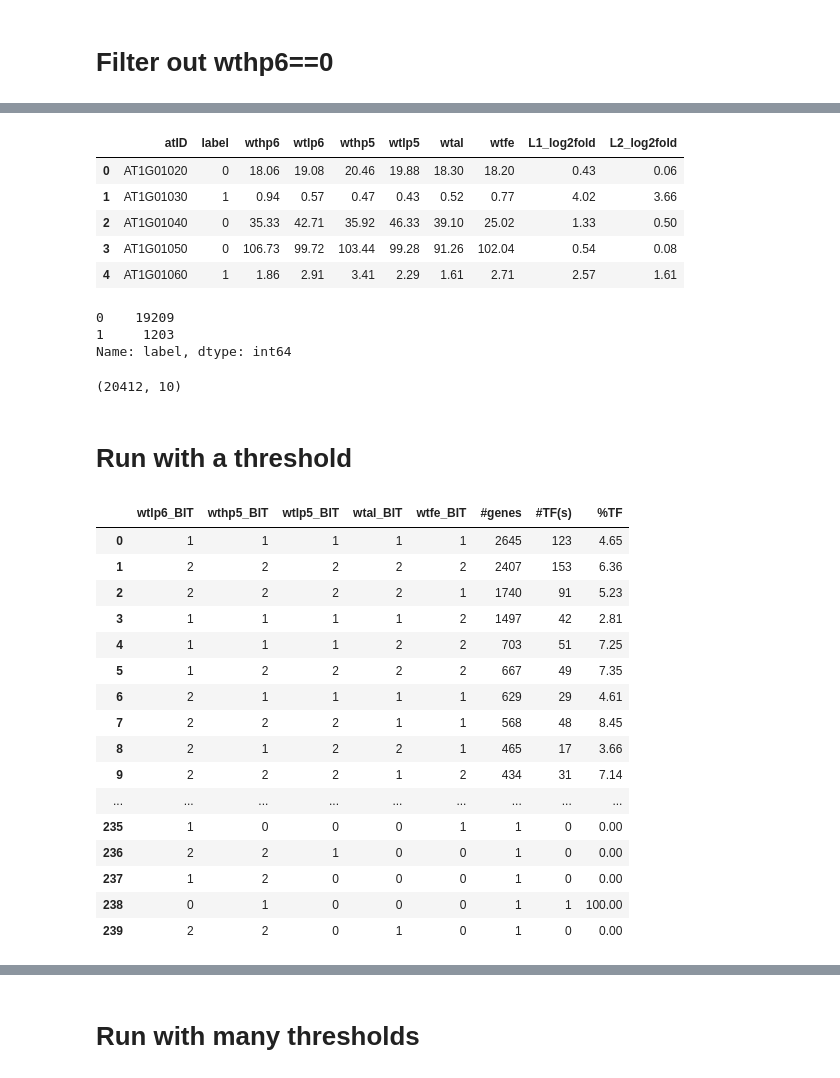
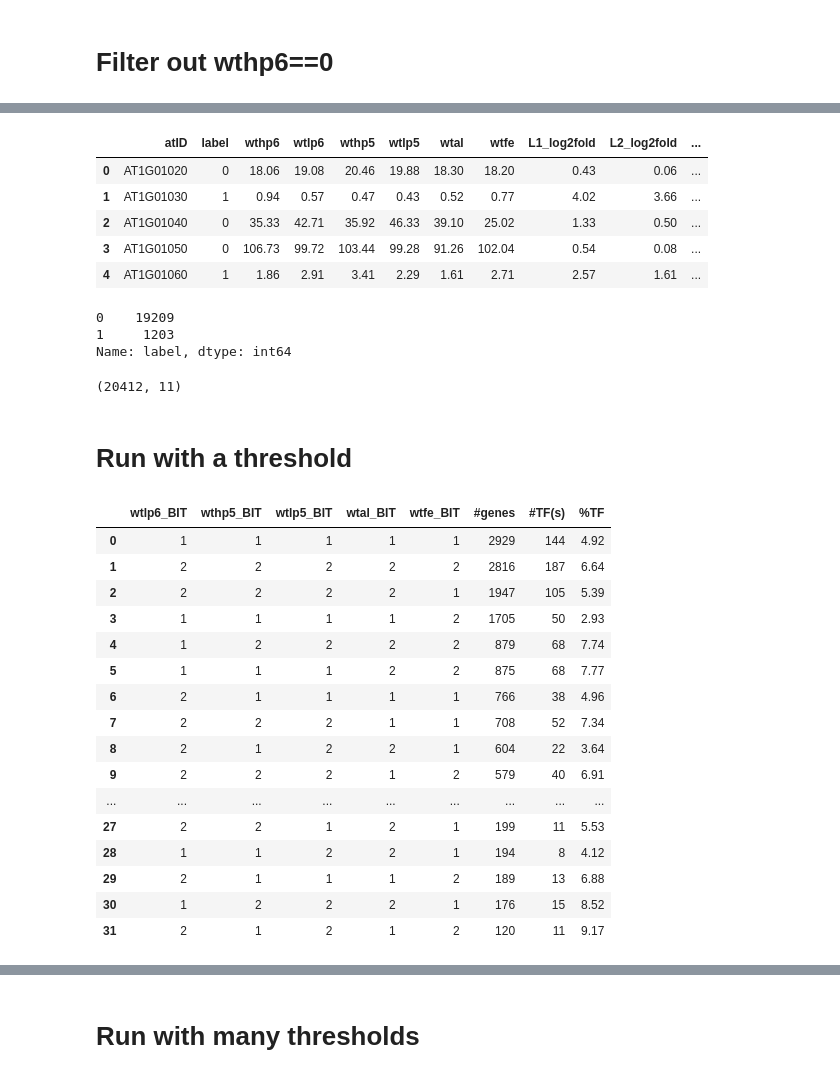
Before and after one commit to chaupmcs/plant_project, a Jupyter notebook: plant_model-UP_DOWN_NOCHANGE-Log2Fold.ipynb, the cells around one changed output, grey strips where cells are left out. Saved outputs shown, nothing was run; the diff lists cells and outputs as text; code cells hidden in the pictures.

Commit message:
add model updown-log2Fold- modify conver_to_upDownNoChange

```diff
--- a/plant_model-UP_DOWN_NOCHANGE-Log2Fold.ipynb
+++ b/plant_model-UP_DOWN_NOCHANGE-Log2Fold.ipynb
@@ -67,6 +67,14 @@ user_name = "chaupham"
 current working folder:  /Users/chau/minhchau/jupyter_projects/plant_project
 # %% [markdown]
 # Helper funcs
+# %%
+def convert_to_up_down_noChange_2(x, thres, c, base_col):
+    if x[c] / x[base_col] > thres:  ##UP
+        return "2"
+    elif x[c] / x[base_col] < 1/thres:
+        return  "1" ## DOWN
+    else:
+        return "0" # NO_CHANGE
 # %%
 def convert_to_up_down_noChange(x, thres, c, base_col):
     if x[c] - x[base_col] > thres:  ##UP
@@ -146,6 +154,10 @@ def get_L1_Log2Fold(x):
 
 def get_L2_Log2Fold(x):
     return np.sum(np.square( np.log2([x[c] / x[base_col] for c in wt_conditioned_cols])) )
+
+
+def get_L2_noLog2(x):
+    return np.sum(np.square( ([x[c] / x[base_col] for c in wt_conditioned_cols])) )
 # %% [markdown]
 # Filter out wthp6==0
 # %%
@@ -160,15 +172,16 @@ There is 0 obs having wthp6==0, in which 0 are class_1
 # %%
 data_df["L1_log2fold"] = data_df.apply(get_L1_Log2Fold, 1)
 data_df["L2_log2fold"] = data_df.apply(get_L2_Log2Fold, 1)
+data_df["L2_noLog2"] = data_df.apply(get_L2_noLog2, 1)
 
 data_df.head()
 # %% [output]
-|  | atID | label | wthp6 | wtlp6 | wthp5 | wtlp5 | wtal | wtfe | L1_log2fold | L2_log2fold |
-| 0 | AT1G01020 | 0 | 18.06 | 19.08 | 20.46 | 19.88 | 18.30 | 18.20 | 0.43 | 0.06 |
-| 1 | AT1G01030 | 1 | 0.94 | 0.57 | 0.47 | 0.43 | 0.52 | 0.77 | 4.02 | 3.66 |
-| 2 | AT1G01040 | 0 | 35.33 | 42.71 | 35.92 | 46.33 | 39.10 | 25.02 | 1.33 | 0.50 |
-| 3 | AT1G01050 | 0 | 106.73 | 99.72 | 103.44 | 99.28 | 91.26 | 102.04 | 0.54 | 0.08 |
-| 4 | AT1G01060 | 1 | 1.86 | 2.91 | 3.41 | 2.29 | 1.61 | 2.71 | 2.57 | 1.61 |
+|  | atID | label | wthp6 | wtlp6 | wthp5 | wtlp5 | wtal | wtfe | L1_log2fold | L2_log2fold | ... |
+| 0 | AT1G01020 | 0 | 18.06 | 19.08 | 20.46 | 19.88 | 18.30 | 18.20 | 0.43 | 0.06 | ... |
+| 1 | AT1G01030 | 1 | 0.94 | 0.57 | 0.47 | 0.43 | 0.52 | 0.77 | 4.02 | 3.66 | ... |
+| 2 | AT1G01040 | 0 | 35.33 | 42.71 | 35.92 | 46.33 | 39.10 | 25.02 | 1.33 | 0.50 | ... |
+| 3 | AT1G01050 | 0 | 106.73 | 99.72 | 103.44 | 99.28 | 91.26 | 102.04 | 0.54 | 0.08 | ... |
+| 4 | AT1G01060 | 1 | 1.86 | 2.91 | 3.41 | 2.29 | 1.61 | 2.71 | 2.57 | 1.61 | ... |
 # %%
 data_df.label.value_counts()
 # %% [output]
@@ -178,38 +191,38 @@ Name: label, dtype: int64
 # %%
 data_df.shape
 # %% [output]
-(20412, 10)
+(20412, 11)
 # %% [markdown]
 # Run with a threshold
 # %%
-thres = 0.1
+thres = 1
 
 for c in wt_conditioned_cols:
-    data_df[c+"_BIT"] = data_df.apply(lambda x: convert_to_up_down_noChange(x, thres, c, base_col), 1)
+    data_df[c+"_BIT"] = data_df.apply(lambda x: convert_to_up_down_noChange_2(x, thres, c, base_col), 1)
 
 data_df["group_id"] = data_df[wt_BIT_cols].apply(lambda x: "".join(x[c] for c in wt_BIT_cols),1)
 
 stats_data_df = data_df[wt_BIT_cols + ["atID", "label"]].groupby(wt_BIT_cols).agg({"atID": np.size, "label": np.sum}).reset_index().sort_values("atID", ascending= False).reset_index(drop=True).rename(columns = {"atID": "#genes", "label":"#TF(s)"})
 stats_data_df["%TF"] = np.round(stats_data_df["#TF(s)"] * 100/stats_data_df["#genes"],2)
 stats_data_df
 # %% [output]
 |  | wtlp6_BIT | wthp5_BIT | wtlp5_BIT | wtal_BIT | wtfe_BIT | #genes | #TF(s) | %TF |
-| 0 | 1 | 1 | 1 | 1 | 1 | 2645 | 123 | 4.65 |
-| 1 | 2 | 2 | 2 | 2 | 2 | 2407 | 153 | 6.36 |
-| 2 | 2 | 2 | 2 | 2 | 1 | 1740 | 91 | 5.23 |
-| 3 | 1 | 1 | 1 | 1 | 2 | 1497 | 42 | 2.81 |
-| 4 | 1 | 1 | 1 | 2 | 2 | 703 | 51 | 7.25 |
-| 5 | 1 | 2 | 2 | 2 | 2 | 667 | 49 | 7.35 |
-| 6 | 2 | 1 | 1 | 1 | 1 | 629 | 29 | 4.61 |
-| 7 | 2 | 2 | 2 | 1 | 1 | 568 | 48 | 8.45 |
-| 8 | 2 | 1 | 2 | 2 | 1 | 465 | 17 | 3.66 |
-| 9 | 2 | 2 | 2 | 1 | 2 | 434 | 31 | 7.14 |
+| 0 | 1 | 1 | 1 | 1 | 1 | 2929 | 144 | 4.92 |
+| 1 | 2 | 2 | 2 | 2 | 2 | 2816 | 187 | 6.64 |
+| 2 | 2 | 2 | 2 | 2 | 1 | 1947 | 105 | 5.39 |
+| 3 | 1 | 1 | 1 | 1 | 2 | 1705 | 50 | 2.93 |
+| 4 | 1 | 2 | 2 | 2 | 2 | 879 | 68 | 7.74 |
+| 5 | 1 | 1 | 1 | 2 | 2 | 875 | 68 | 7.77 |
+| 6 | 2 | 1 | 1 | 1 | 1 | 766 | 38 | 4.96 |
+| 7 | 2 | 2 | 2 | 1 | 1 | 708 | 52 | 7.34 |
+| 8 | 2 | 1 | 2 | 2 | 1 | 604 | 22 | 3.64 |
+| 9 | 2 | 2 | 2 | 1 | 2 | 579 | 40 | 6.91 |
 | ... | ... | ... | ... | ... | ... | ... | ... | ... |
-| 235 | 1 | 0 | 0 | 0 | 1 | 1 | 0 | 0.00 |
-| 236 | 2 | 2 | 1 | 0 | 0 | 1 | 0 | 0.00 |
-| 237 | 1 | 2 | 0 | 0 | 0 | 1 | 0 | 0.00 |
-| 238 | 0 | 1 | 0 | 0 | 0 | 1 | 1 | 100.00 |
-| 239 | 2 | 2 | 0 | 1 | 0 | 1 | 0 | 0.00 |
+| 27 | 2 | 2 | 1 | 2 | 1 | 199 | 11 | 5.53 |
+| 28 | 1 | 1 | 2 | 2 | 1 | 194 | 8 | 4.12 |
+| 29 | 2 | 1 | 1 | 1 | 2 | 189 | 13 | 6.88 |
+| 30 | 1 | 2 | 2 | 2 | 1 | 176 | 15 | 8.52 |
+| 31 | 2 | 1 | 2 | 1 | 2 | 120 | 11 | 9.17 |
 # %%
 stats_data_df["group_id"] = stats_data_df[wt_BIT_cols].apply(lambda x: "".join(x[c] for c in wt_BIT_cols),1)
 # stats_data_df.head()
```
Also changed, not shown: parts of 20 cells of this notebook.
